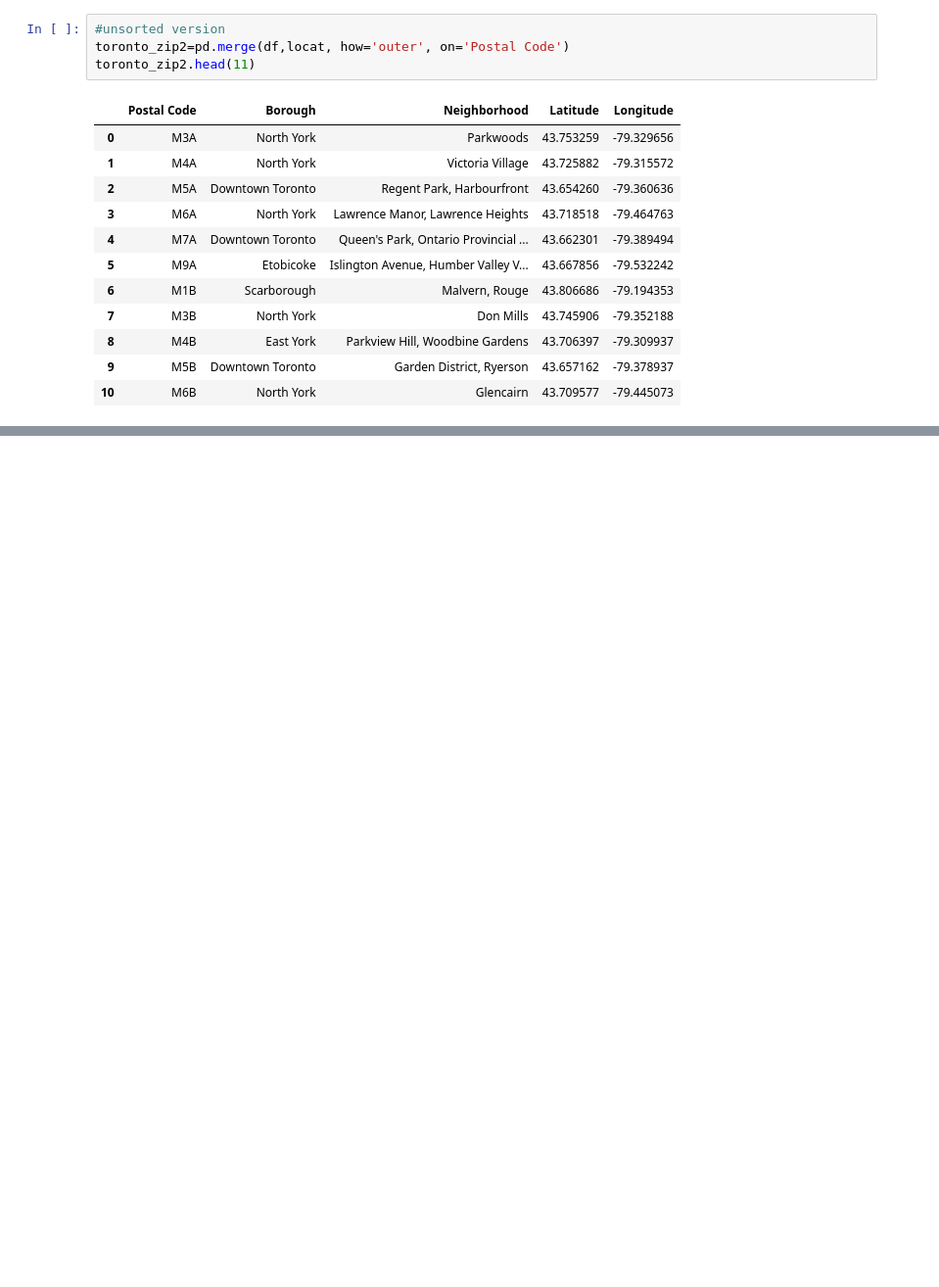
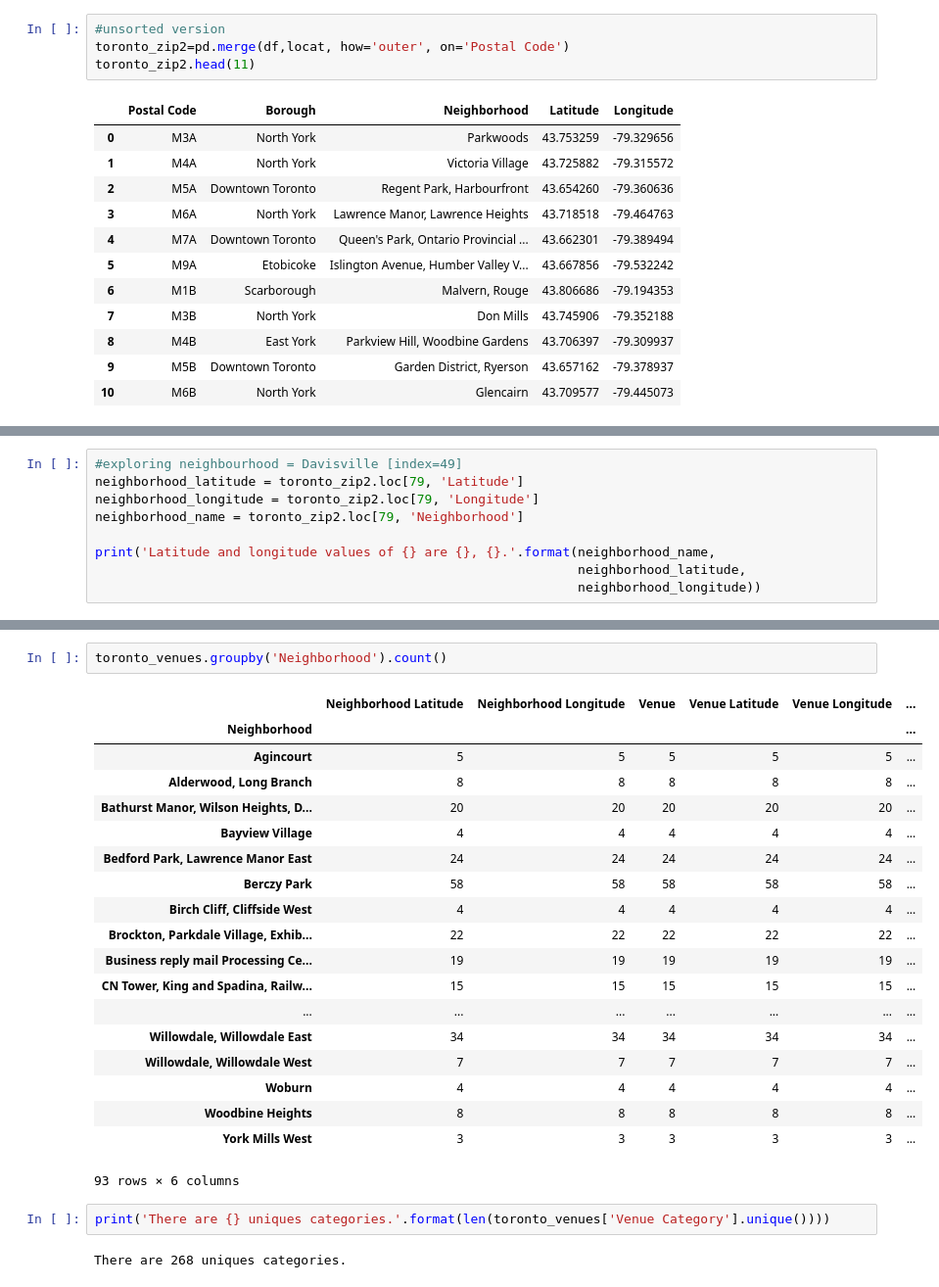
Before and after one commit to vinciyauu/Coursera_Capstone, a Jupyter notebook: Peer Graded Assignment -Segmenting and Clustering2.ipynb, the cells around one changed output, grey strips where cells are left out. Shown: that part at 98% size. Saved outputs shown, nothing was run; the diff lists cells and outputs as text; blank space fills up the shorter version.

```diff
--- a/Peer Graded Assignment -Segmenting and Clustering2.ipynb
+++ b/Peer Graded Assignment -Segmenting and Clustering2.ipynb
@@ -125,0 +248,9 @@ toronto_zip2.head(11)
+# %%
+#exploring neighbourhood = Davisville [index=49]
+neighborhood_latitude = toronto_zip2.loc[79, 'Latitude']
+neighborhood_longitude = toronto_zip2.loc[79, 'Longitude']
+neighborhood_name = toronto_zip2.loc[79, 'Neighborhood']
+
+print('Latitude and longitude values of {} are {}, {}.'.format(neighborhood_name,
+                                                               neighborhood_latitude,
+                                                               neighborhood_longitude))
@@ -125,0 +411,26 @@ toronto_zip2.head(11)
+# %%
+toronto_venues.groupby('Neighborhood').count()
+# %% [output]
+|  | Neighborhood Latitude | Neighborhood Longitude | Venue | Venue Latitude | Venue Longitude | ... |
+| Neighborhood |  |  |  |  |  | ... |
+| Agincourt | 5 | 5 | 5 | 5 | 5 | ... |
+| Alderwood, Long Branch | 8 | 8 | 8 | 8 | 8 | ... |
+| Bathurst Manor, Wilson Heights, D... | 20 | 20 | 20 | 20 | 20 | ... |
+| Bayview Village | 4 | 4 | 4 | 4 | 4 | ... |
+| Bedford Park, Lawrence Manor East | 24 | 24 | 24 | 24 | 24 | ... |
+| Berczy Park | 58 | 58 | 58 | 58 | 58 | ... |
+| Birch Cliff, Cliffside West | 4 | 4 | 4 | 4 | 4 | ... |
+| Brockton, Parkdale Village, Exhib... | 22 | 22 | 22 | 22 | 22 | ... |
+| Business reply mail Processing Ce... | 19 | 19 | 19 | 19 | 19 | ... |
+| CN Tower, King and Spadina, Railw... | 15 | 15 | 15 | 15 | 15 | ... |
+| ... | ... | ... | ... | ... | ... | ... |
+| Willowdale, Willowdale East | 34 | 34 | 34 | 34 | 34 | ... |
+| Willowdale, Willowdale West | 7 | 7 | 7 | 7 | 7 | ... |
+| Woburn | 4 | 4 | 4 | 4 | 4 | ... |
+| Woodbine Heights | 8 | 8 | 8 | 8 | 8 | ... |
+| York Mills West | 3 | 3 | 3 | 3 | 3 | ... |
+93 rows × 6 columns
+# %%
+print('There are {} uniques categories.'.format(len(toronto_venues['Venue Category'].unique())))
+# %% [output]
+There are 268 uniques categories.
```
Also changed, not shown: parts of 37 cells of this notebook.
